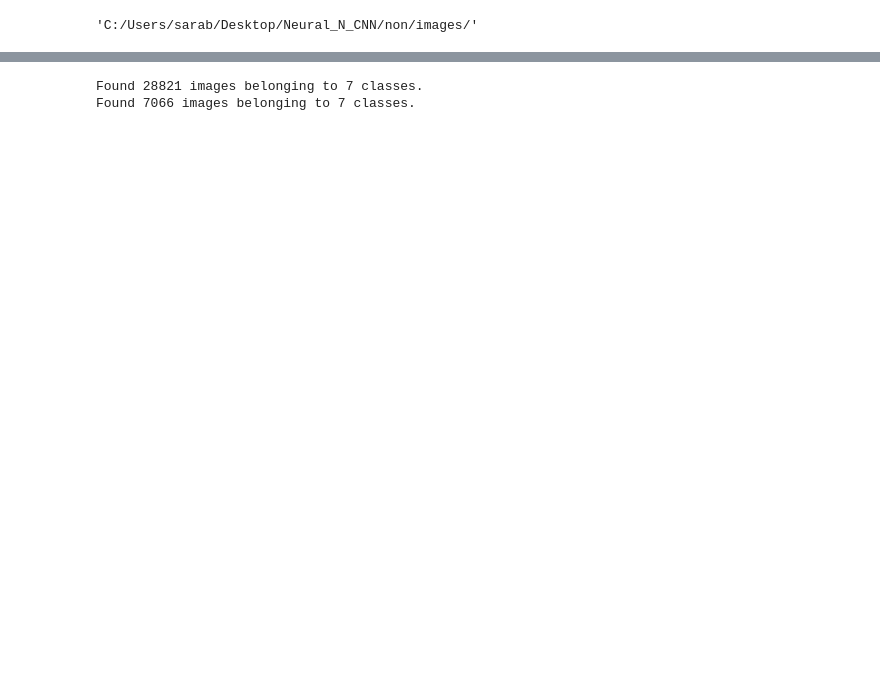
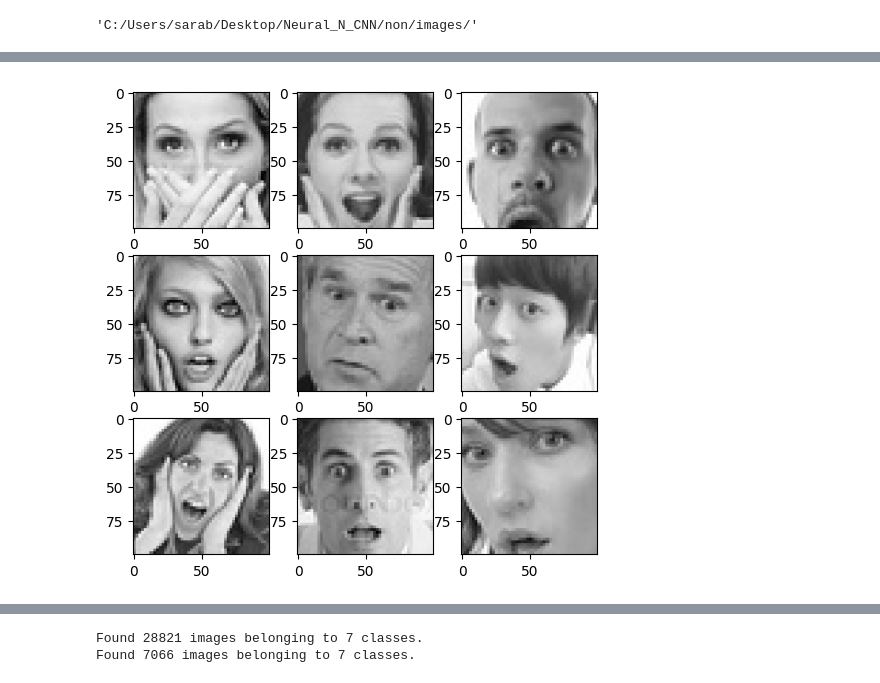
Before and after one commit to Jenansarabi/Deep-Learning-CNN, a Jupyter notebook: js_emotion.ipynb, the cells around one changed output, grey strips where cells are left out. Cells and saved outputs as stored; diff of their text form; code cells hidden in the pictures; blank space fills up the shorter version.

```diff
--- a/js_emotion.ipynb
+++ b/js_emotion.ipynb
@@ -50,3 +79,21 @@ Folder: surprise, Total Images: 3205
+# %%
+from keras.preprocessing.image import load_img
+import os
+
+folder_path = "C:/Users/sarab/Desktop/Neural_N_CNN/non/images/"
+
+expression = 'surprise'
+picture_size = 100  # You need to define the picture_size variable
+
+plt.figure(figsize=(6, 6))
+for i in range(1, 10, 1):
+    plt.subplot(3, 3, i)
+    img = load_img(folder_path + "train/" + expression + "/" +
+                   os.listdir(folder_path + "train/" + expression)[i], target_size=(picture_size, picture_size))
+    plt.imshow(img)
+plt.show()
+# %% [output]
+[figure, added]
 # %%
 import matplotlib.pyplot as plt
 
```
Also changed, not shown: parts of 13 cells of this notebook.
